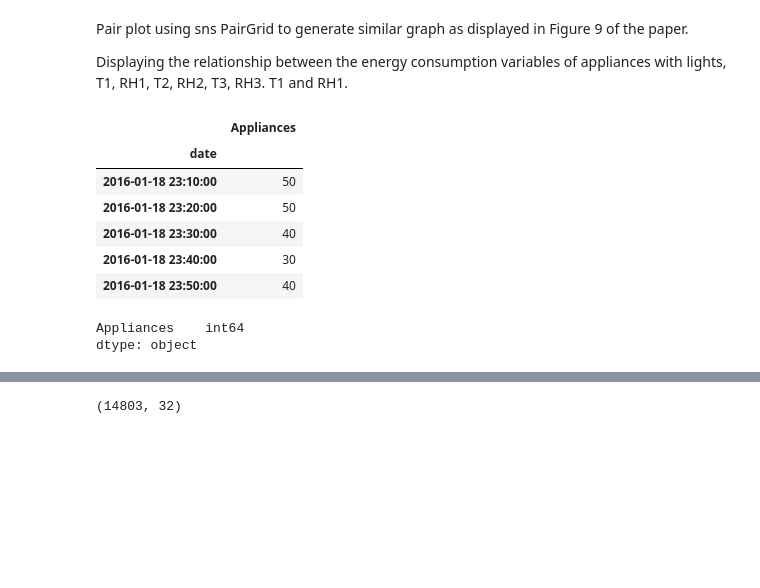
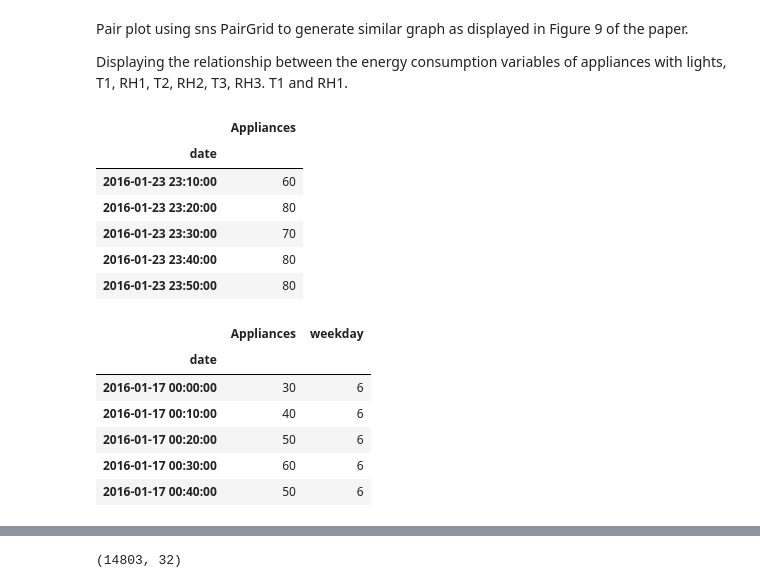
Before and after one commit to arianaroz/comp257-portfolio-2019, a Jupyter notebook: Portfolio 2.ipynb, the cells around one changed output, grey strips where cells are left out. Saved outputs shown, nothing was run; the diff lists cells and outputs as text; code cells hidden in the pictures; blank space fills up the shorter version.

```diff
--- a/Portfolio 2.ipynb
+++ b/Portfolio 2.ipynb
@@ -135,19 +135,28 @@ Pair plot using sns PairGrid to generate similar graph as displayed in Figure 9
 
 Displaying the relationship between the energy consumption variables of appliances with lights, T1, RH1, T2, RH2, T3, RH3. T1 and RH1.
 # %%
-df2 = df['2016-01-12':'2016-01-18']
+#Week 1
+df2 = df['2016-01-17':'2016-01-23']
 df2.tail()
 # %% [output]
 |  | Appliances |
 | date |  |
-| 2016-01-18 23:10:00 | 50 |
-| 2016-01-18 23:20:00 | 50 |
-| 2016-01-18 23:30:00 | 40 |
-| 2016-01-18 23:40:00 | 30 |
-| 2016-01-18 23:50:00 | 40 |
+| 2016-01-23 23:10:00 | 60 |
+| 2016-01-23 23:20:00 | 80 |
+| 2016-01-23 23:30:00 | 70 |
+| 2016-01-23 23:40:00 | 80 |
+| 2016-01-23 23:50:00 | 80 |
-# %%
-df2.dtypes
-# %% [output]
-Appliances    int64
-dtype: object
+# %%
+#check the date with the weekday where Sunday=6, Monday=0, Saturday=5 etc.
+
+df2['weekday'] = df2.index.weekday
+df2.head()
+# %% [output]
+|  | Appliances | weekday |
+| date |  |  |
+| 2016-01-17 00:00:00 | 30 | 6 |
+| 2016-01-17 00:10:00 | 40 | 6 |
+| 2016-01-17 00:20:00 | 50 | 6 |
+| 2016-01-17 00:30:00 | 60 | 6 |
+| 2016-01-17 00:40:00 | 50 | 6 |
 # %%
```
Also changed, not shown: parts of 6 cells of this notebook.
